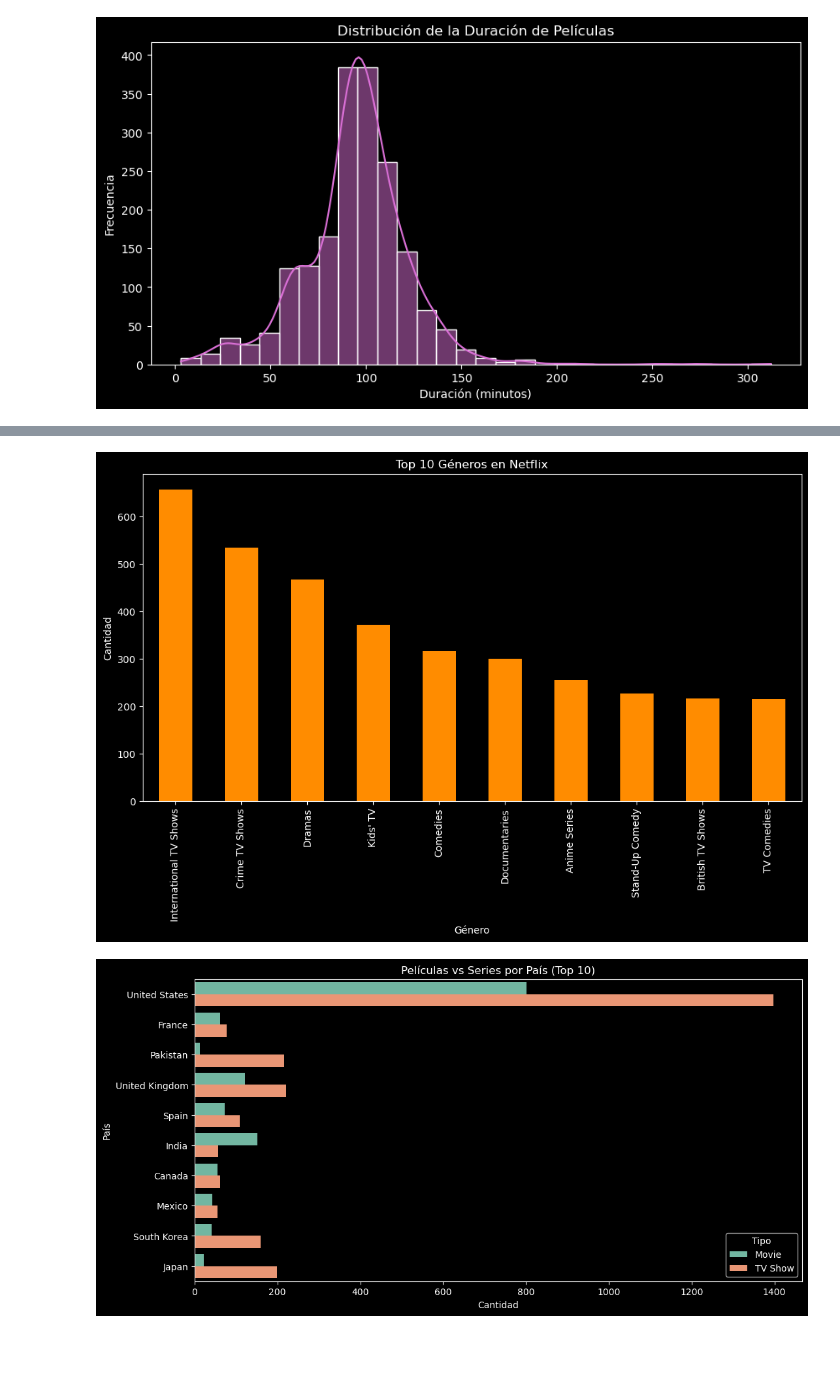
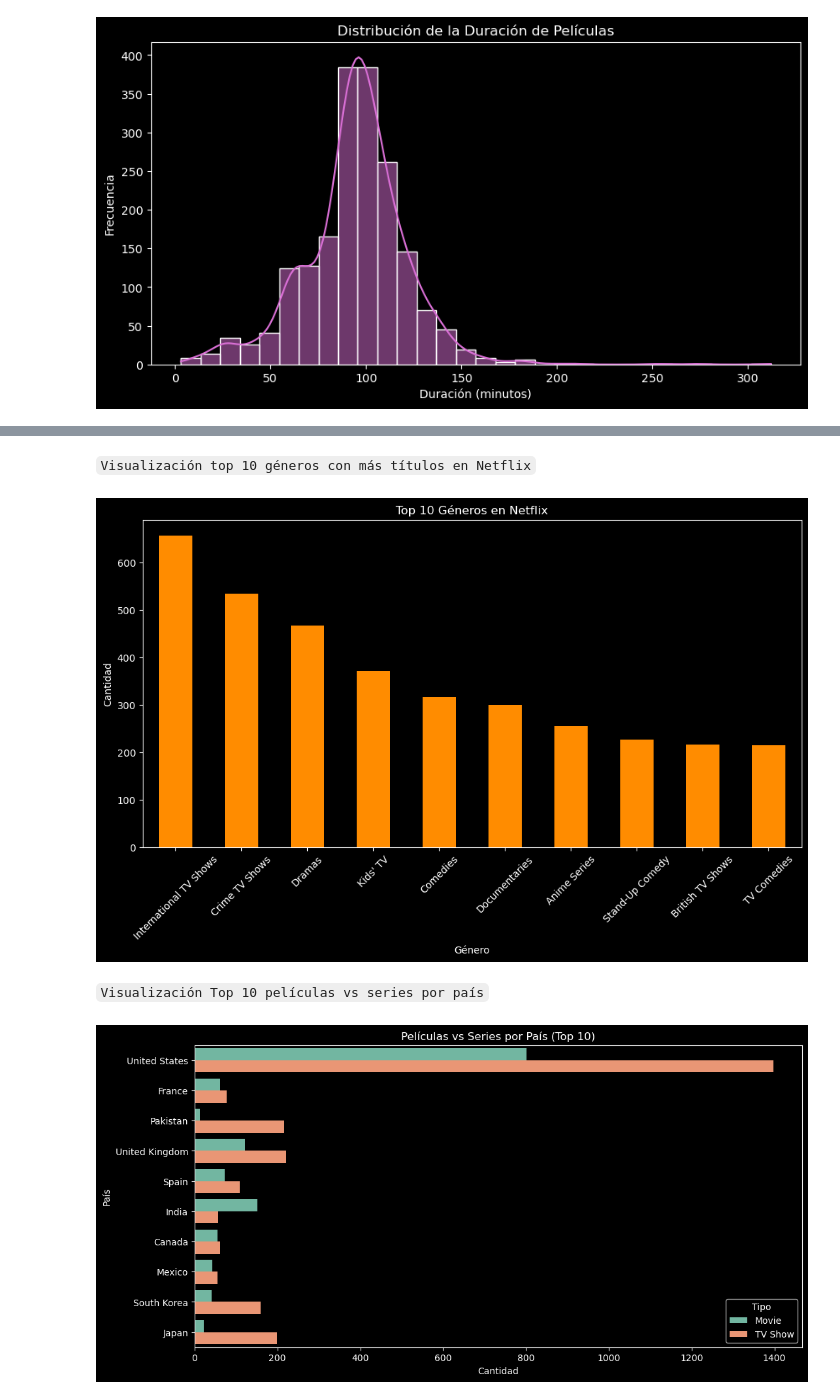
Before and after one commit to Maleni86/Modulo-4_Proyecto-Tableau_Maria_Maleni, a Jupyter notebook: Visualizaciones_Netflix_V2.ipynb, the cells around one changed output, grey strips where cells are left out. Cells and saved outputs as stored; diff of their text form; code cells hidden in the pictures; blank space fills up the shorter version.

Commit message:
visualizaciones

```diff
--- a/Visualizaciones_Netflix_V2.ipynb
+++ b/Visualizaciones_Netflix_V2.ipynb
@@ -3,7 +3,7 @@ import pandas as pd
 import matplotlib.pyplot as plt
 import seaborn as sns
 # %%
-df_netflix_final = pd.read_csv("C:/Users/Usuario/Documents/Adalab49/Módulo 4/Modulo-4_Proyecto-Tableau_Maria_Maleni/files/analisis_netflix_final.csv")
+df_netflix_final = pd.read_csv("analisis_netflix_final.csv")
 # %%
 df_netflix_final.sample(10)
 # %% [output]
@@ -91,12 +173,17 @@ plt.show()
+# %% [markdown]
+``Visualización top 10 géneros con más títulos en Netflix``
 # %%
 plt.figure(figsize=(12,6))
 df_netflix_final['genre'].str.split(',').explode().str.strip().value_counts().head(10).plot(kind='bar', color='darkorange')
 plt.title('Top 10 Géneros en Netflix')
 plt.xlabel('Género')
 plt.ylabel('Cantidad')
+plt.xticks(rotation=45)
 plt.show()
 # %% [output]
-[figure, old version]
+[figure, new version]
+# %% [markdown]
+``Visualización Top 10 películas vs series por país``
 # %%
 plt.figure(figsize=(12,6))
 sns.countplot(y='country', hue='type', data=df_netflix_final[df_netflix_final['country'].notnull() & df_netflix_final['country'].isin(df_netflix_final['country'].value_counts().head(10).index)], palette='Set2')
```
Also changed, not shown: parts of 16 cells of this notebook, 1 other file.
